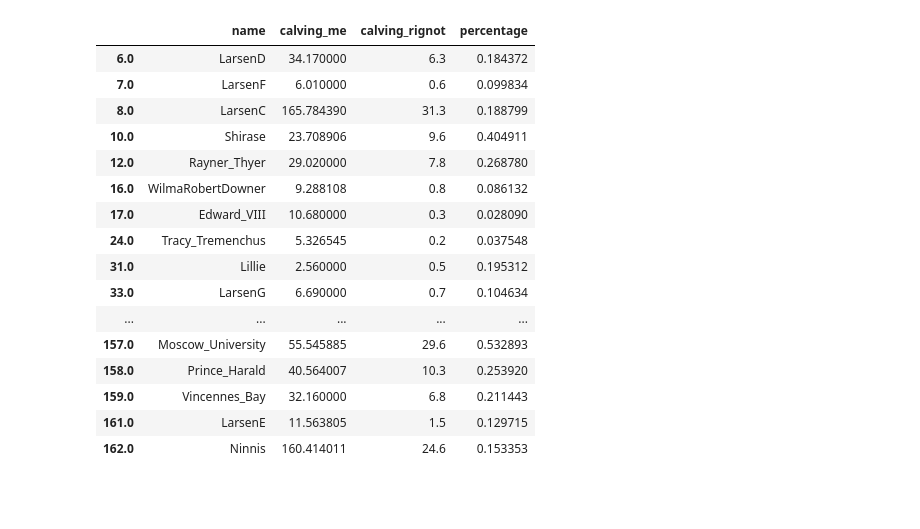
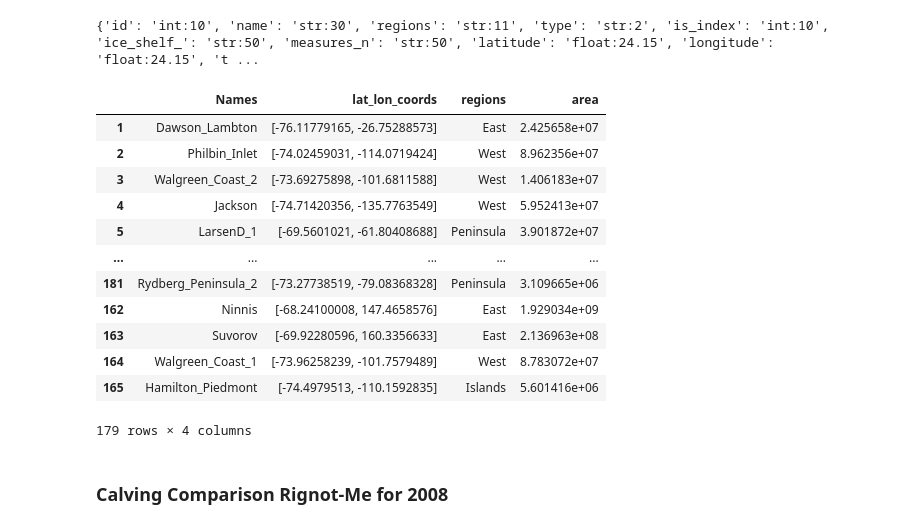
Before and after one commit to Moncada-Francesco-97/Thesis, a Jupyter notebook: map_bm_and_ic/map.ipynb, the cells around one changed output. Saved outputs shown, nothing was run; the diff lists cells and outputs as text; code cells hidden in the pictures; blank space fills up the shorter version.

```diff
--- a/map_bm_and_ic/map.ipynb
+++ b/map_bm_and_ic/map.ipynb
@@ -230,20 +0,0 @@ comparison_calving = pd.DataFrame({'name':common_names,'calving_me':calving_2007
-# %%
-comparison_calving
-# %% [output]
-|  | name | calving_me | calving_rignot | percentage |
-| 6.0 | LarsenD | 34.170000 | 6.3 | 0.184372 |
-| 7.0 | LarsenF | 6.010000 | 0.6 | 0.099834 |
-| 8.0 | LarsenC | 165.784390 | 31.3 | 0.188799 |
-| 10.0 | Shirase | 23.708906 | 9.6 | 0.404911 |
-| 12.0 | Rayner_Thyer | 29.020000 | 7.8 | 0.268780 |
-| 16.0 | WilmaRobertDowner | 9.288108 | 0.8 | 0.086132 |
-| 17.0 | Edward_VIII | 10.680000 | 0.3 | 0.028090 |
-| 24.0 | Tracy_Tremenchus | 5.326545 | 0.2 | 0.037548 |
-| 31.0 | Lillie | 2.560000 | 0.5 | 0.195312 |
-| 33.0 | LarsenG | 6.690000 | 0.7 | 0.104634 |
-| ... | ... | ... | ... | ... |
-| 157.0 | Moscow_University | 55.545885 | 29.6 | 0.532893 |
-| 158.0 | Prince_Harald | 40.564007 | 10.3 | 0.253920 |
-| 159.0 | Vincennes_Bay | 32.160000 | 6.8 | 0.211443 |
-| 161.0 | LarsenE | 11.563805 | 1.5 | 0.129715 |
-| 162.0 | Ninnis | 160.414011 | 24.6 | 0.153353 |
@@ -249,0 +45,57 @@ comparison_calving
+# %%
+#Extracting the info from the shapefile 'ice_shelf.shp'
+
+shapefile_path = '/Users/francesco/Desktop//Thesis/Data/ice_shelf.shp'
+
+ids = []
+Names = []
+lat_lon_coords = []
+regions = []
+areas = []
+
+shapefile=fiona.open(shapefile_path)
+
+print(shapefile.schema['properties'])
+
+for feature in shapefile:
+
+    id = feature['properties']['id']
+    name=feature['properties']['name']
+    geometry=feature['geometry']
+    if geometry is None:
+        continue
+    region = feature['properties']['regions']
+    lat = feature['properties']['latitude']
+    lon = feature['properties']['longitude']
+    area = feature['properties']['area']
+
+    bounds=shape(geometry).bounds
+
+    #Taking the info
+    ids.append(id)
+    Names.append(name)
+    lat_lon_coords.append([lat,lon])
+    regions.append(region)
+    areas.append(area)
+# %% [output]
+{'id': 'int:10', 'name': 'str:30', 'regions': 'str:11', 'type': 'str:2', 'is_index': 'int:10', 'ice_shelf_': 'str:50', 'measures_n': 'str:50', 'latitude': 'float:24.15', 'longitude': 'float:24.15', 't ...
+# %%
+#Create a dataset with the iformatinos found above
+df = pd.DataFrame({ 'Names':Names, 'lat_lon_coords':lat_lon_coords, 'regions':regions, 'area':areas}, index = ids)
+df
+# %% [output]
+|  | Names | lat_lon_coords | regions | area |
+| 1 | Dawson_Lambton | [-76.11779165, -26.75288573] | East | 2.425658e+07 |
+| 2 | Philbin_Inlet | [-74.02459031, -114.0719424] | West | 8.962356e+07 |
+| 3 | Walgreen_Coast_2 | [-73.69275898, -101.6811588] | West | 1.406183e+07 |
+| 4 | Jackson | [-74.71420356, -135.7763549] | West | 5.952413e+07 |
+| 5 | LarsenD_1 | [-69.5601021, -61.80408688] | Peninsula | 3.901872e+07 |
+| ... | ... | ... | ... | ... |
+| 181 | Rydberg_Peninsula_2 | [-73.27738519, -79.08368328] | Peninsula | 3.109665e+06 |
+| 162 | Ninnis | [-68.24100008, 147.4658576] | East | 1.929034e+09 |
+| 163 | Suvorov | [-69.92280596, 160.3356633] | East | 2.136963e+08 |
+| 164 | Walgreen_Coast_1 | [-73.96258239, -101.7579489] | West | 8.783072e+07 |
+| 165 | Hamilton_Piedmont | [-74.4979513, -110.1592835] | Islands | 5.601416e+06 |
+179 rows × 4 columns
+# %% [markdown]
+### Calving Comparison Rignot-Me for 2008
```
Also changed, not shown: parts of 52 cells of this notebook.
